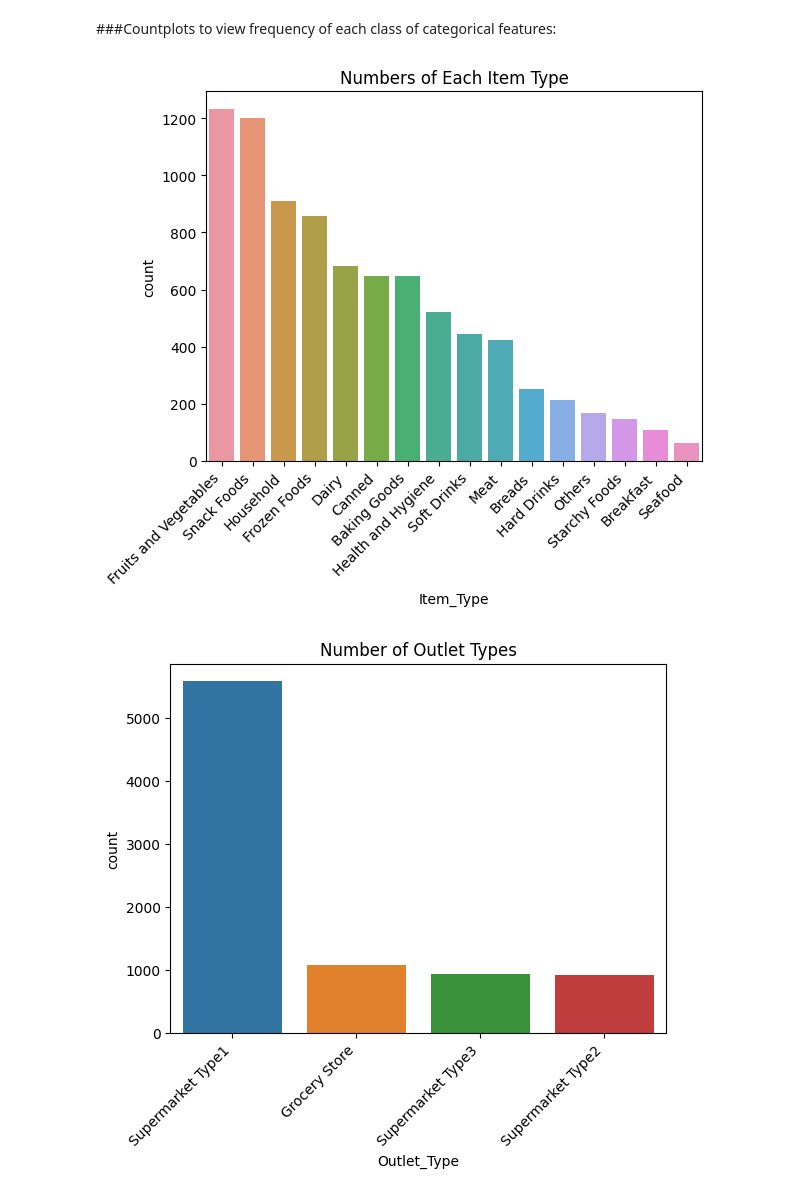
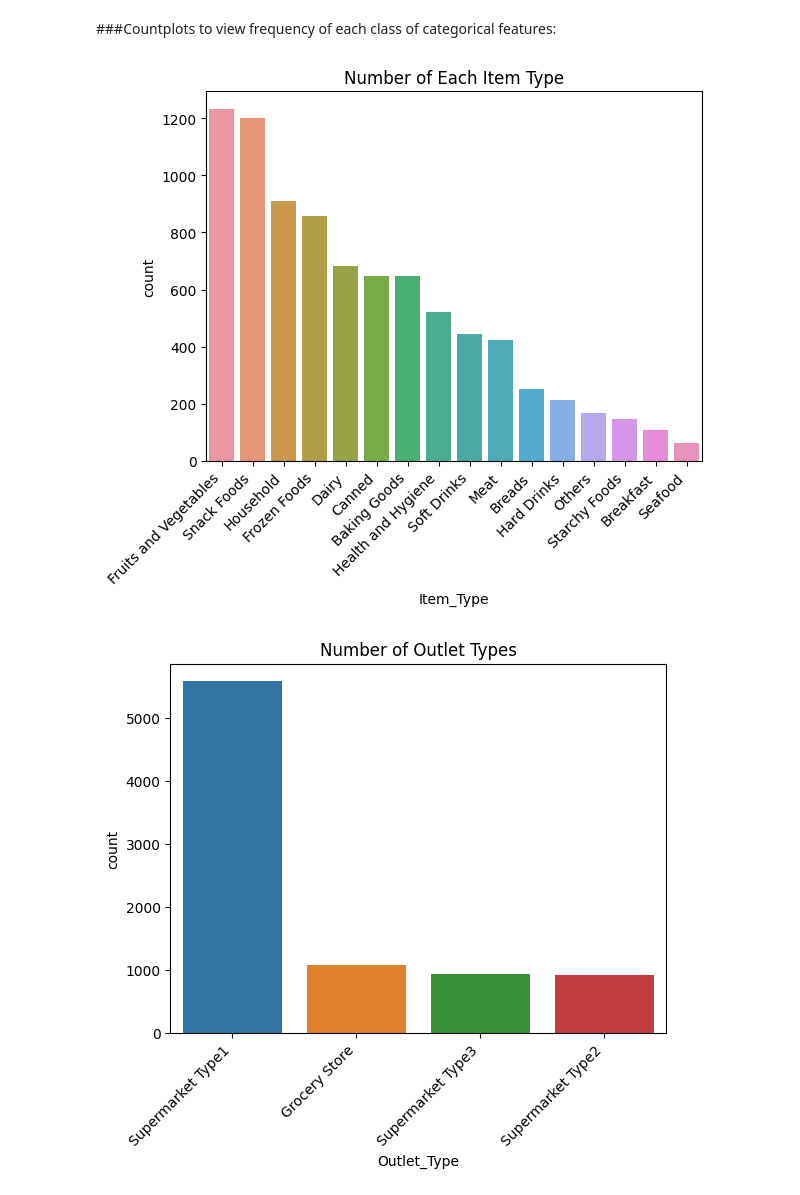
Before and after one commit to LoveidaLucero/Prediction-of-Product-Sales, a Jupyter notebook: Prediction_of_Product_Sales.ipynb, the cells around one changed output. Drawn from its saved outputs; the diff is of its cells as text; code cells hidden in the pictures.

```diff
--- a/Prediction_of_Product_Sales.ipynb
+++ b/Prediction_of_Product_Sales.ipynb
@@ -130,5 +130,6 @@ dtype: float64
 # %% [markdown]
 Address the missing values using a placeholder value:
 # %%
-df_sales['Item_Weight'] = df_sales['Item_Weight'].fillna(value = -1)
-df_sales['Item_Weight'].value_counts()
+# Deactivated for part 4 viz
+#df_sales['Item_Weight'] = df_sales['Item_Weight'].fillna(value = -1)
+#df_sales['Item_Weight'].value_counts()
@@ -315,15 +303,15 @@ ax.set_title('Sales by Location Type');
 # %%
 #set value caounts for Item Type
 val_counts = df_sales['Item_Type'].value_counts()
 
 #graph Item type
 ax = sns.countplot(data=df_sales, x="Item_Type",
                    order=val_counts.index)
 #customize
 ax.set_xticklabels(ax.get_xticklabels(), rotation=45, ha='right')
-ax.set_title('Numbers of Each Item Type');
+ax.set_title('Number of Each Item Type');
 # %% [output]
-[figure, old version]
+[figure, new version]
 # %%
 #set value counts for Outlet Type
 tp_val_counts = df_sales['Outlet_Type'].value_counts()
```
Also changed, not shown: parts of 75 cells of this notebook.
